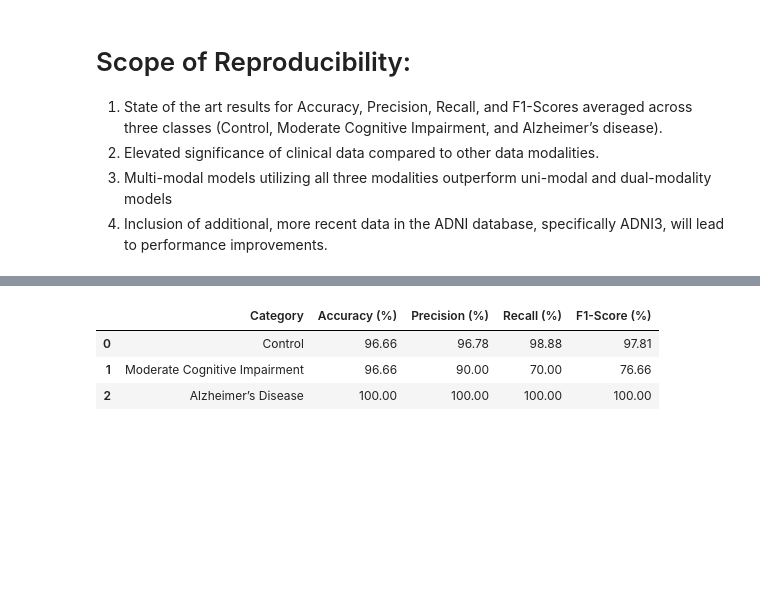
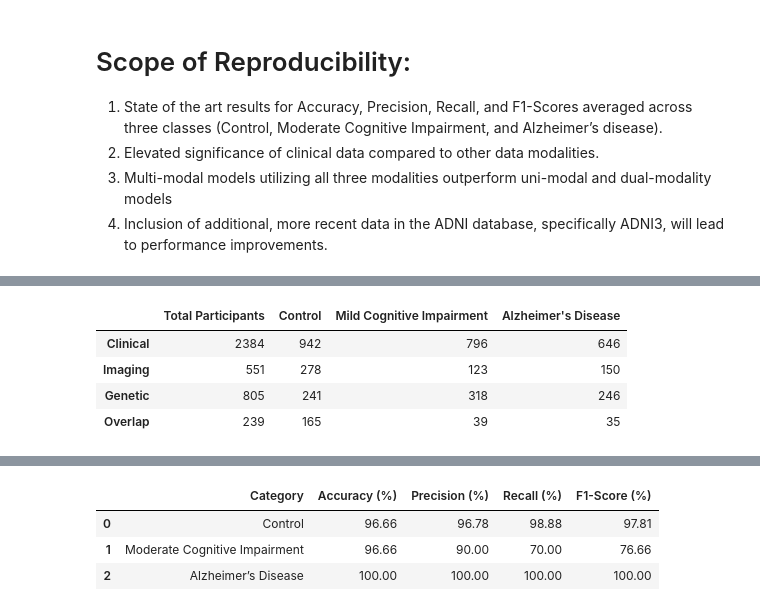
Before and after one commit to tomasanthony/cs598-project, a Jupyter notebook: Team_112.ipynb, the cells around one changed output, grey strips where cells are left out. Cells and saved outputs as stored; diff of their text form; code cells hidden in the pictures; blank space fills up the shorter version.

```diff
--- a/Team_112.ipynb
+++ b/Team_112.ipynb
@@ -90,0 +149,21 @@ participants.
+# %%
+import pandas as pd
+
+data = {
+    "Total Participants": [2384, 551, 805, 239],
+    "Control": [942, 278, 241, 165],
+    "Mild Cognitive Impairment": [796, 123, 318, 39],
+    "Alzheimer's Disease": [646, 150, 246, 35]
+}
+
+index_labels = ['Clinical', 'Imaging', 'Genetic', 'Overlap']
+
+df = pd.DataFrame(data, index=index_labels)
+
+df
+# %% [output]
+|  | Total Participants | Control | Mild Cognitive Impairment | Alzheimer's Disease |
+| Clinical | 2384 | 942 | 796 | 646 |
+| Imaging | 551 | 278 | 123 | 150 |
+| Genetic | 805 | 241 | 318 | 246 |
+| Overlap | 239 | 165 | 39 | 35 |
```
Also changed, not shown: parts of 26 cells of this notebook.
